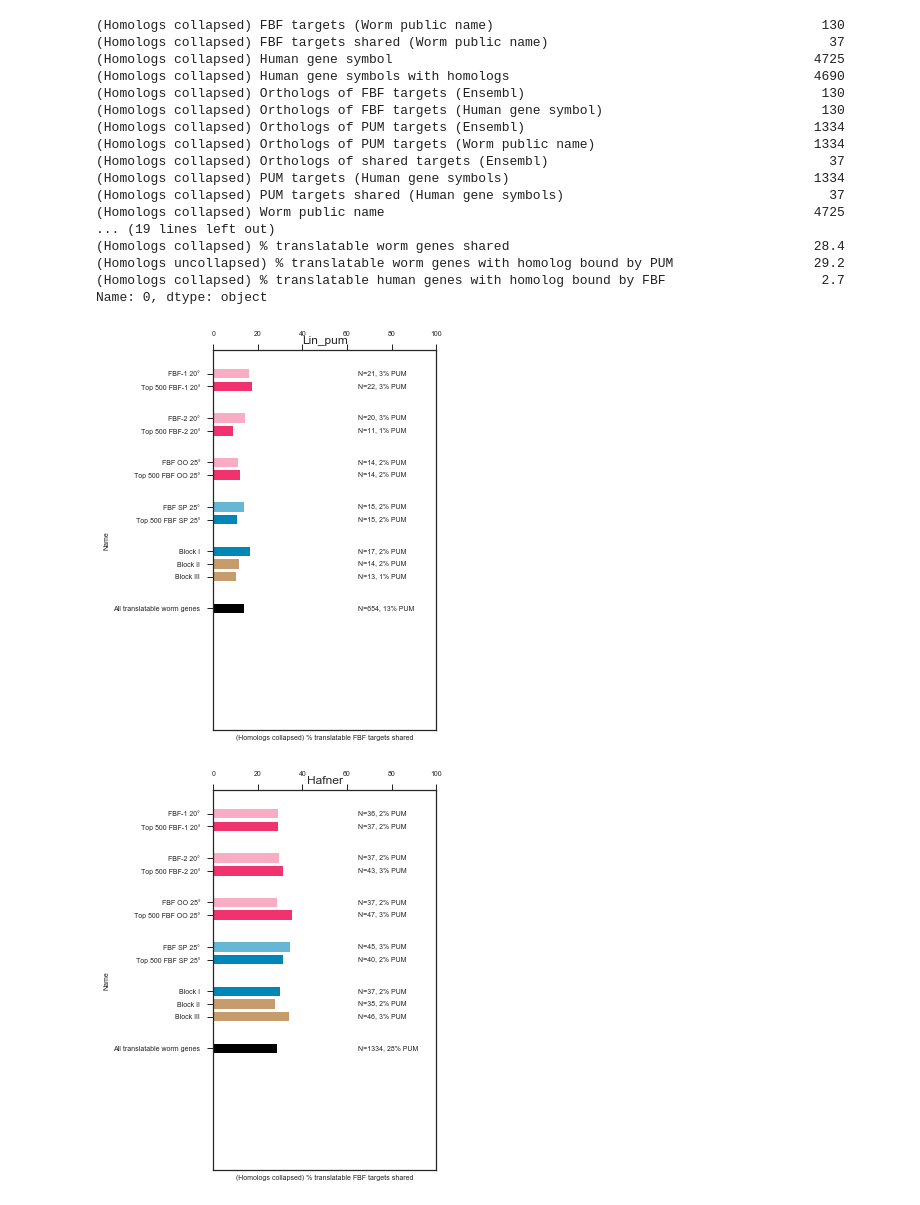
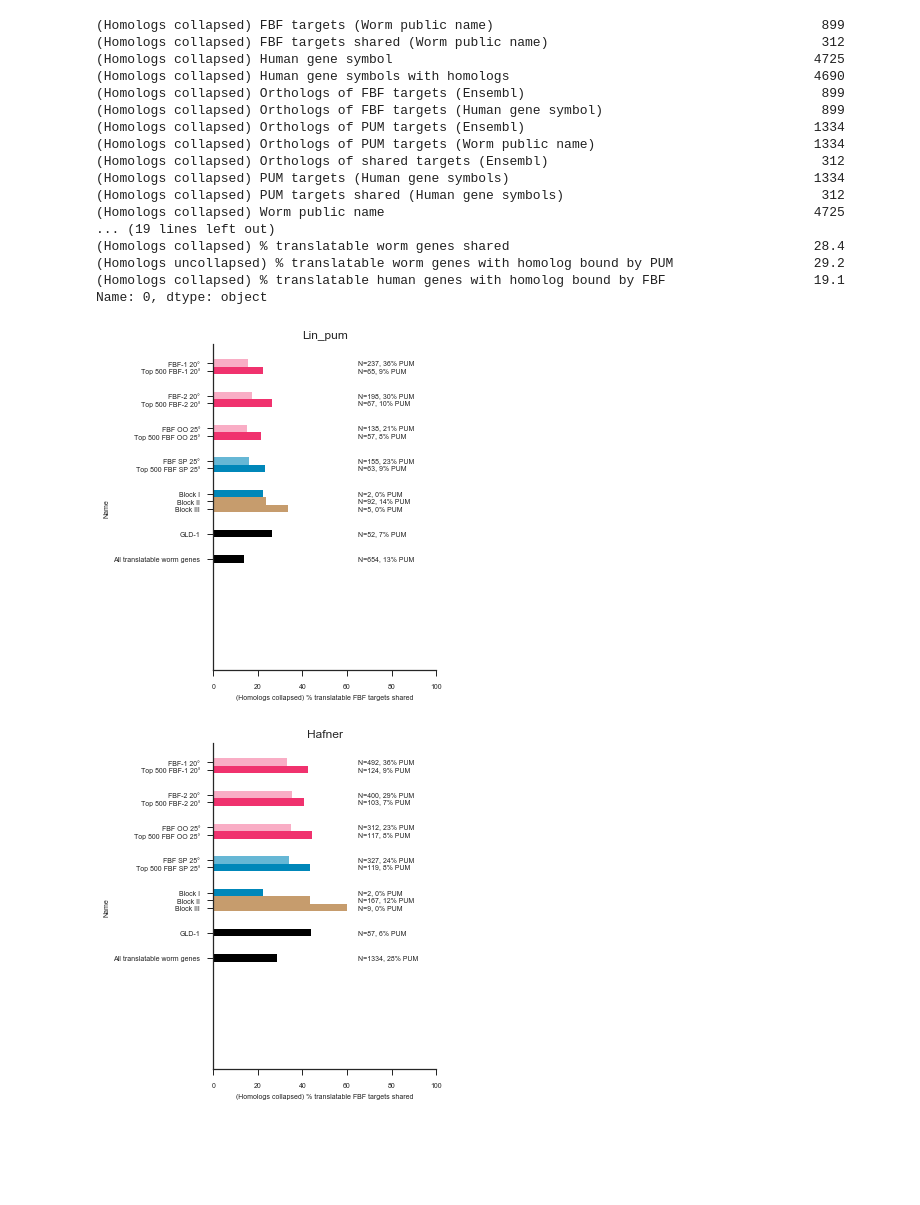
Before and after one commit to dfporter/FBF_gendered_gl, a Jupyter notebook: orthos/simplified.ipynb, the cells around one changed output. Drawn from its saved outputs; the diff is of its cells as text; code cells hidden in the pictures; blank space fills up the shorter version.

```diff
--- a/orthos/simplified.ipynb
+++ b/orthos/simplified.ipynb
@@ -293,6 +291,6 @@ FbfOO25C vs Hafner
 # %%
 import simple.utils
-writer = pandas.ExcelWriter(path='./output/File S7 Conservation.xlsx')
+writer = pandas.ExcelWriter(path='../v2/tables/File S7 Conservation.xlsx')
 
 workbook  = writer.book
 format2 = workbook.add_format({'num_format': '0%'})
@@ -319,6 +317,6 @@ for k, v in dict_of_sets_dfs.items():
 
 writer.save()
 # %%
-for name, tups in results.items():
-    print(name)
-    print([(k,v) for k,v in tups[2]['Orthologs of FBF targets (Ensembl)'].items() if v>1])
+#for name, tups in results.items():
+#    print(name)
+#    print([(k,v) for k,v in tups[2]['Orthologs of FBF targets (Ensembl)'].items() if v>1])
@@ -407,23 +390,23 @@ copyresults = copy.deepcopy(results)
 _df = form_dataframe(copy.deepcopy(results))
 # %%
 print(_df.iloc[0])
-_df.to_excel('output/summary_of_conservation.xlsx')
+_df.to_excel('../v2/tables/summary_of_conservation.xlsx')
 # %% [output]
-(Homologs collapsed) FBF targets (Worm public name)                                          130
-(Homologs collapsed) FBF targets shared (Worm public name)                                    37
+(Homologs collapsed) FBF targets (Worm public name)                                          899
+(Homologs collapsed) FBF targets shared (Worm public name)                                   312
 (Homologs collapsed) Human gene symbol                                                      4725
 (Homologs collapsed) Human gene symbols with homologs                                       4690
-(Homologs collapsed) Orthologs of FBF targets (Ensembl)                                      130
-(Homologs collapsed) Orthologs of FBF targets (Human gene symbol)                            130
+(Homologs collapsed) Orthologs of FBF targets (Ensembl)                                      899
+(Homologs collapsed) Orthologs of FBF targets (Human gene symbol)                            899
 (Homologs collapsed) Orthologs of PUM targets (Ensembl)                                     1334
 (Homologs collapsed) Orthologs of PUM targets (Worm public name)                            1334
-(Homologs collapsed) Orthologs of shared targets (Ensembl)                                    37
+(Homologs collapsed) Orthologs of shared targets (Ensembl)                                   312
 (Homologs collapsed) PUM targets (Human gene symbols)                                       1334
-(Homologs collapsed) PUM targets shared (Human gene symbols)                                  37
+(Homologs collapsed) PUM targets shared (Human gene symbols)                                 312
 (Homologs collapsed) Worm public name                                                       4725
 ... (19 lines left out)
 (Homologs collapsed) % translatable worm genes shared                                       28.4
 (Homologs uncollapsed) % translatable worm genes with homolog bound by PUM                  29.2
-(Homologs collapsed) % translatable human genes with homolog bound by FBF                    2.7
+(Homologs collapsed) % translatable human genes with homolog bound by FBF                   19.1
 Name: 0, dtype: object
 # %%
@@ -516,8 +499,9 @@ _hafner = [
     'BlockI vs Hafner',
     'BlockII vs Hafner',
     'BlockIII vs Hafner',
+    'GLD-1 vs Hafner',
+    'All translatable worm genes vs Hafner',
 
-    'All translatable worm genes vs Hafner'
 ]
 _lin = [
     'Fbf1_20C vs Lin_pum',
@@ -535,8 +519,10 @@ _lin = [
     'BlockI vs Lin_pum',
     'BlockII vs Lin_pum',
     'BlockIII vs Lin_pum',
+    'GLD-1 vs Lin_pum',
+    'All translatable worm genes vs Lin',
 
-    'All translatable worm genes vs Lin'
+
 ]
 
 def refresh():
@@ -549,7 +535,7 @@ def barploter(df, figname='../figs/barploty.pdf'):
 
     # Y positioning.
     barw = 0.3
-    spacer = barw + 0.1
+    spacer = barw #+ 0.1
     init = -0.15
     step = 1
     init_spacer_step = init + spacer + step
@@ -566,8 +552,9 @@ def barploter(df, figname='../figs/barploty.pdf'):
         init_spacer_step + 4*spacer + 3*step,
         init_spacer_step + 5*spacer + 3*step,  # 11
         init_spacer_step + 5*spacer + 4*step,
+        init_spacer_step + 5*spacer + 5*step,
+    ]
 
-    ]
     bar_colors = [
         '#F9ADC5', '#F0326E',
         '#F9ADC5', '#F0326E',
@@ -576,18 +563,22 @@ def barploter(df, figname='../figs/barploty.pdf'):
         #'#D1A9CF', '#8D2787',
         '#0087B9',
         '#C69C6D', '#C69C6D',
-        '#000000'
+        '#000000', '#000000'
                  ]
 
     # Plot the bars.
     sns.set(font_scale=1)
     sns.set_style("ticks")
+
     refresh()
+
     fig = plt.figure()
+
     ax = sns.barplot(
         x='(Homologs collapsed) % translatable FBF targets shared', y='Name', data=df,
     )
-    fig.set_figheight(7)
+
+    fig.set_figheight(6)
     fig.set_figwidth(4)
 
     ax.set_xlim(0, 100)
@@ -596,6 +587,7 @@ def barploter(df, figname='../figs/barploty.pdf'):
     new_bars_y_positions = []
 
     for bar, guess_y, bar_color in zip(ax.patches, y_pos, bar_colors):
+
         newwidth=0.3
         bar.set_y(guess_y)
         x = bar.get_y()
@@ -607,43 +599,47 @@ def barploter(df, figname='../figs/barploty.pdf'):
         new_bars_y_positions.append(bar.get_y() + newwidth/2)
 
         bar.set_facecolor(bar_color)
+
     ax.set_yticks(new_bars_y_positions)
     title = ax.get_yticklabels()[0]._text.split(' vs ')[-1]
     ax.set_yticklabels([
         simple.utils.label_cleaner(x._text.split(' vs ')[0]) for x in ax.get_yticklabels()])
     ax.set_title(title)
 
     ax.tick_params(labelsize=7)
     ax.set_xlabel(ax.get_xlabel(), fontsize=7)
     ax.set_ylabel(ax.get_ylabel(), fontsize=7)
     ax.xaxis.tick_top()
 
     # Add annotations.
     for p, n, percpum in zip(
         ax.patches,
         df['(Homologs collapsed) FBF targets shared (Worm public name)'],
         df['(Homologs collapsed) % translatable PUM targets shared']):
 
         ax.annotate("N={0}, {1}% PUM".format(n, int(percpum)),
             (p.get_x() + 65,#p.get_width() + 20,
              p.get_y() + (p.get_height()/2)),
              ha='left', va='center', rotation=0,
             fontsize=7,
         )
     #ax.set_ylim(ax.get_ylim()[0] - 4, ax.get_ylim()[1])
 
+    sns.despine()
+
     fig.savefig(figname)
     plt.show()
     refresh()
 
+#print(appdf)
 overlaps = appdf.copy()
 
-barploter(appdf.loc[_lin], figname='../figs/shared_with_Lin_PUM.pdf')
-barploter(appdf.loc[_hafner], figname='../figs/shared_with_Hafner_PUM.pdf')
-overlaps.to_excel('output/overlaps_results.xlsx')
+barploter(appdf.loc[_lin], figname='../v2/figs/shared_with_Lin_PUM.pdf')
+barploter(appdf.loc[_hafner], figname='../v2/figs/shared_with_Hafner_PUM.pdf')
+overlaps.to_excel('../v2/figs/overlaps_results.xlsx')
 # %% [output]
-[figure, old version]
+[figure, new version]
-[figure, old version]
+[figure, new version]
 # %%
 print(overlaps['(Homologs collapsed) % translatable FBF targets shared'])
 # %% [output]
```
Also changed, not shown: parts of 9 cells of this notebook, 27 other files.
